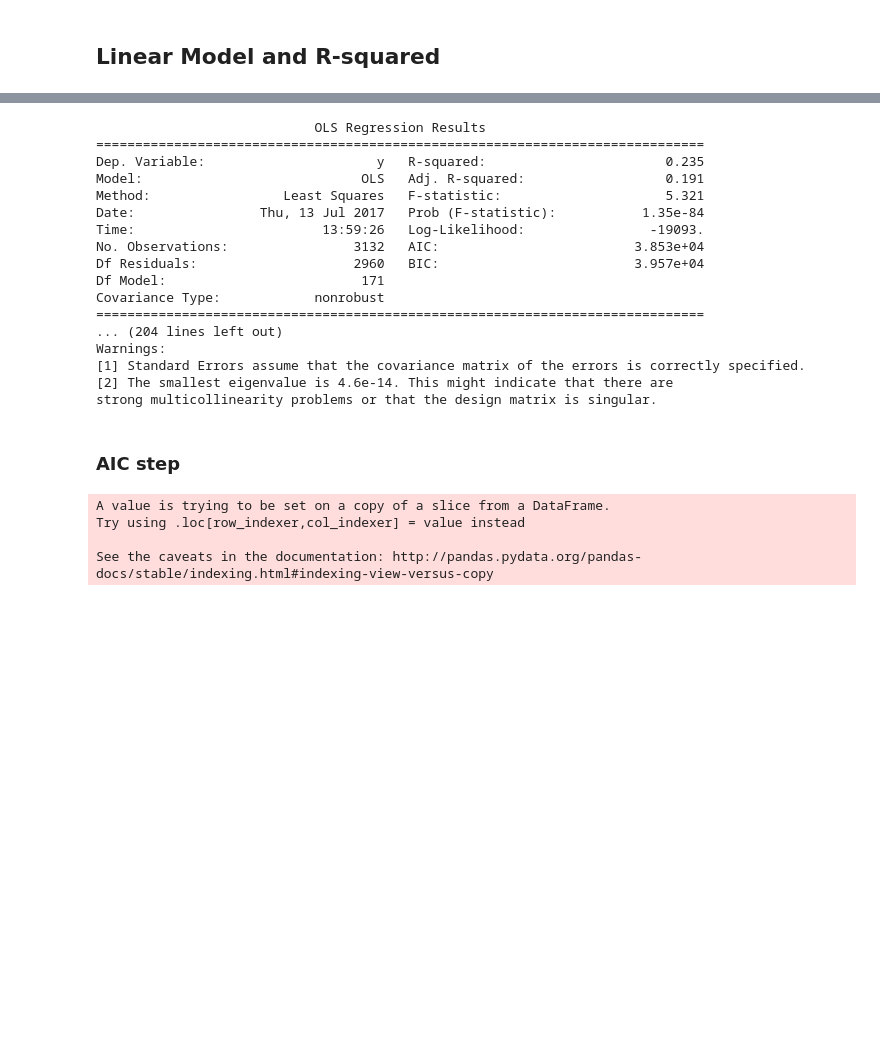
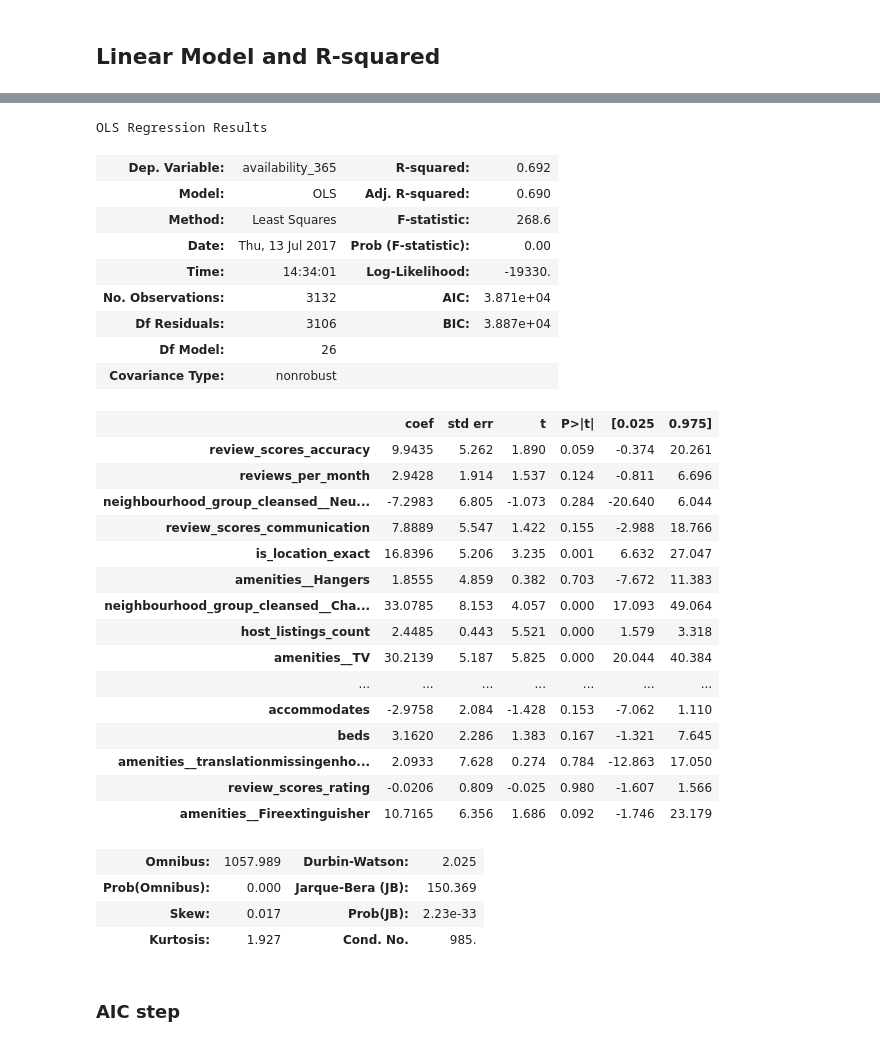
Before and after one commit to clementlefevre/udacity_ML, a Jupyter notebook: capstone_project/Data Preparation.ipynb, the cells around one changed output, grey strips where cells are left out. Cells and saved outputs as stored; diff of their text form; code cells hidden in the pictures; blank space fills up the shorter version.

Commit message:
Data prep

```diff
--- a/capstone_project/Data Preparation.ipynb
+++ b/capstone_project/Data Preparation.ipynb
@@ -330,5 +336,7 @@ df_corr.head(10)
 # %% [markdown]
 ## Linear Model and R-squared
 # %%
-X = df.availability_365.values
-y = df.drop(['availability_365','availability_30','availability_60','availability_90'],axis=1).values
+X = df.availability_365
+y_columns = df_corr.head(30).index.values
+y_columns = list(set(y_columns)-set(['availability_365','availability_30','availability_60','availability_90']))
+y_columns
@@ -335,26 +361,41 @@ y = df.drop(['availability_365','availability_30','availability_60','availabilit
+# %%
+y = df[y_columns]
 # %%
 mod =sm.OLS(endog=X,exog=y)
 # %%
 res = mod.fit()
-print (res.summary())
+(res.summary())
 # %% [output]
-                            OLS Regression Results
-==============================================================================
-Dep. Variable:                      y   R-squared:                       0.235
-Model:                            OLS   Adj. R-squared:                  0.191
-Method:                 Least Squares   F-statistic:                     5.321
-Date:                Thu, 13 Jul 2017   Prob (F-statistic):           1.35e-84
-Time:                        13:59:26   Log-Likelihood:                -19093.
-No. Observations:                3132   AIC:                         3.853e+04
-Df Residuals:                    2960   BIC:                         3.957e+04
-Df Model:                         171
-Covariance Type:            nonrobust
-==============================================================================
-... (204 lines left out)
-Warnings:
-[1] Standard Errors assume that the covariance matrix of the errors is correctly specified.
-[2] The smallest eigenvalue is 4.6e-14. This might indicate that there are
-strong multicollinearity problems or that the design matrix is singular.
+OLS Regression Results
+| Dep. Variable: | availability_365 | R-squared: | 0.692 |
+| Model: | OLS | Adj. R-squared: | 0.690 |
+| Method: | Least Squares | F-statistic: | 268.6 |
+| Date: | Thu, 13 Jul 2017 | Prob (F-statistic): | 0.00 |
+| Time: | 14:34:01 | Log-Likelihood: | -19330. |
+| No. Observations: | 3132 | AIC: | 3.871e+04 |
+| Df Residuals: | 3106 | BIC: | 3.887e+04 |
+| Df Model: | 26 |  |  |
+| Covariance Type: | nonrobust |  |  |
+|  | coef | std err | t | P>|t| | [0.025 | 0.975] |
+| review_scores_accuracy | 9.9435 | 5.262 | 1.890 | 0.059 | -0.374 | 20.261 |
+| reviews_per_month | 2.9428 | 1.914 | 1.537 | 0.124 | -0.811 | 6.696 |
+| neighbourhood_group_cleansed__Neu... | -7.2983 | 6.805 | -1.073 | 0.284 | -20.640 | 6.044 |
+| review_scores_communication | 7.8889 | 5.547 | 1.422 | 0.155 | -2.988 | 18.766 |
+| is_location_exact | 16.8396 | 5.206 | 3.235 | 0.001 | 6.632 | 27.047 |
+| amenities__Hangers | 1.8555 | 4.859 | 0.382 | 0.703 | -7.672 | 11.383 |
+| neighbourhood_group_cleansed__Cha... | 33.0785 | 8.153 | 4.057 | 0.000 | 17.093 | 49.064 |
+| host_listings_count | 2.4485 | 0.443 | 5.521 | 0.000 | 1.579 | 3.318 |
+| amenities__TV | 30.2139 | 5.187 | 5.825 | 0.000 | 20.044 | 40.384 |
+| ... | ... | ... | ... | ... | ... | ... |
+| accommodates | -2.9758 | 2.084 | -1.428 | 0.153 | -7.062 | 1.110 |
+| beds | 3.1620 | 2.286 | 1.383 | 0.167 | -1.321 | 7.645 |
+| amenities__translationmissingenho... | 2.0933 | 7.628 | 0.274 | 0.784 | -12.863 | 17.050 |
+| review_scores_rating | -0.0206 | 0.809 | -0.025 | 0.980 | -1.607 | 1.566 |
+| amenities__Fireextinguisher | 10.7165 | 6.356 | 1.686 | 0.092 | -1.746 | 23.179 |
+| Omnibus: | 1057.989 | Durbin-Watson: | 2.025 |
+| Prob(Omnibus): | 0.000 | Jarque-Bera (JB): | 150.369 |
+| Skew: | 0.017 | Prob(JB): | 2.23e-33 |
+| Kurtosis: | 1.927 | Cond. No. | 985. |
 # %% [markdown]
 ### AIC step
 # %%
@@ -370,8 +411,3 @@ for k in range(1,len(predictorcols)+1):
         res = sm.OLS(predictors, X).fit()
         AICs[variables] = 2*(k+1) - 2*res.llf
 pd.Series(AICs).idxmin()
-# %% [output]
-A value is trying to be set on a copy of a slice from a DataFrame.
-Try using .loc[row_indexer,col_indexer] = value instead
-
-See the caveats in the documentation: http://pandas.pydata.org/pandas-docs/stable/indexing.html#indexing-view-versus-copy
```
Also changed, not shown: parts of 2 cells of this notebook.
